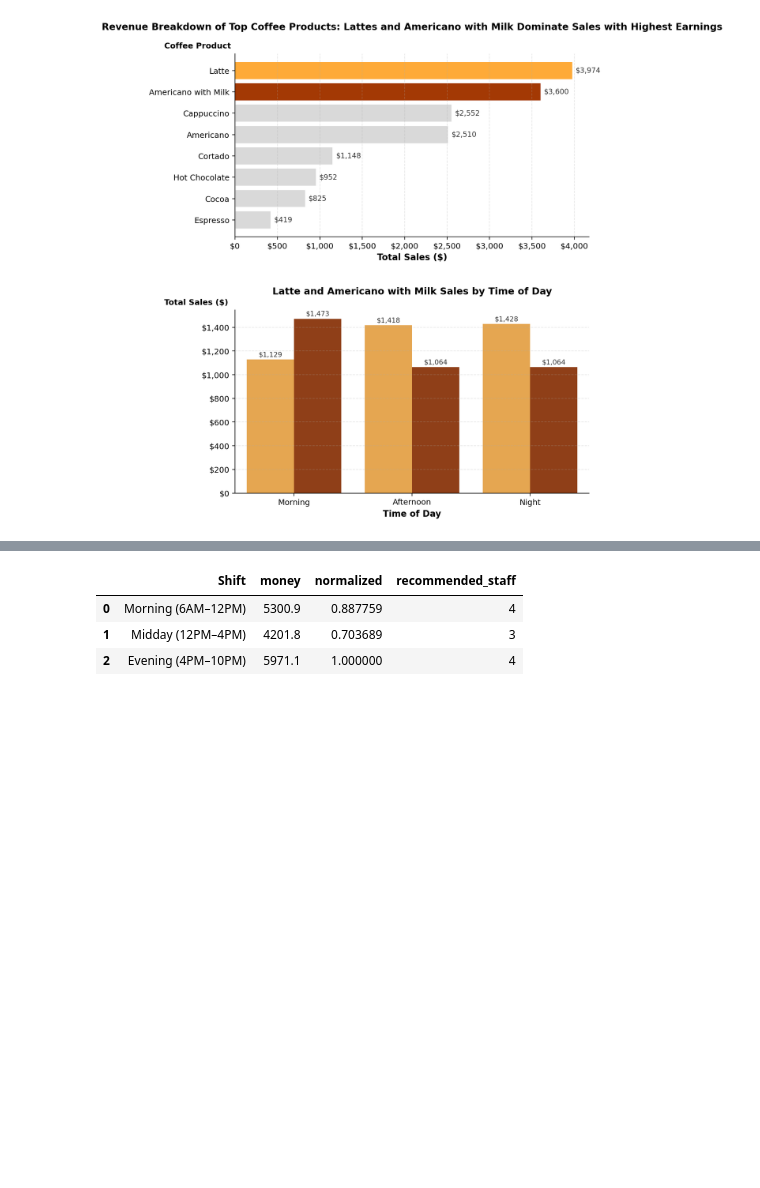
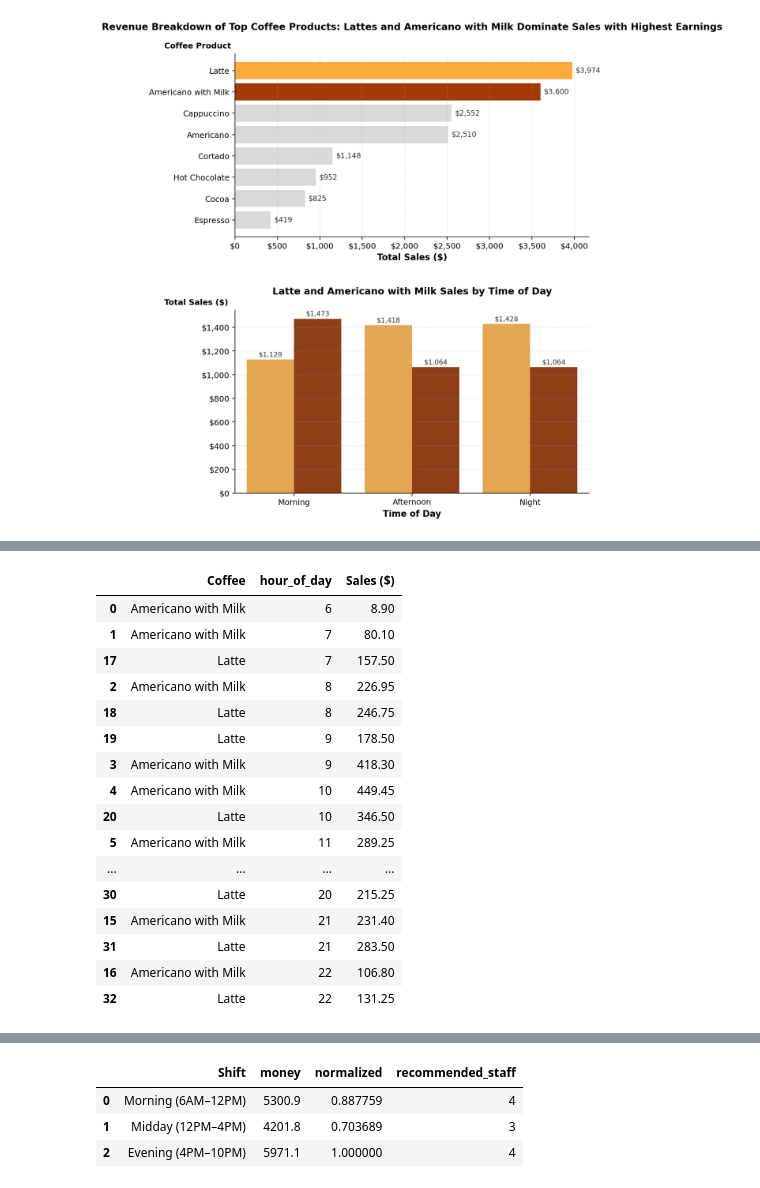
Before and after one commit to visheshgupta19/Memo-Assignment, a Jupyter notebook: memo update copy.ipynb, the cells around one changed output, grey strips where cells are left out. Saved outputs shown, nothing was run; the diff lists cells and outputs as text; code cells hidden in the pictures; blank space fills up the shorter version.

```diff
--- a/memo update copy.ipynb
+++ b/memo update copy.ipynb
@@ -908,0 +917,20 @@ plt.show()
+# %%
+focus_long
+# %% [output]
+|  | Coffee | hour_of_day | Sales ($) |
+| 0 | Americano with Milk | 6 | 8.90 |
+| 1 | Americano with Milk | 7 | 80.10 |
+| 17 | Latte | 7 | 157.50 |
+| 2 | Americano with Milk | 8 | 226.95 |
+| 18 | Latte | 8 | 246.75 |
+| 19 | Latte | 9 | 178.50 |
+| 3 | Americano with Milk | 9 | 418.30 |
+| 4 | Americano with Milk | 10 | 449.45 |
+| 20 | Latte | 10 | 346.50 |
+| 5 | Americano with Milk | 11 | 289.25 |
+| ... | ... | ... | ... |
+| 30 | Latte | 20 | 215.25 |
+| 15 | Americano with Milk | 21 | 231.40 |
+| 31 | Latte | 21 | 283.50 |
+| 16 | Americano with Milk | 22 | 106.80 |
+| 32 | Latte | 22 | 131.25 |
```
Also changed, not shown: parts of 10 cells of this notebook, 1 other file.
